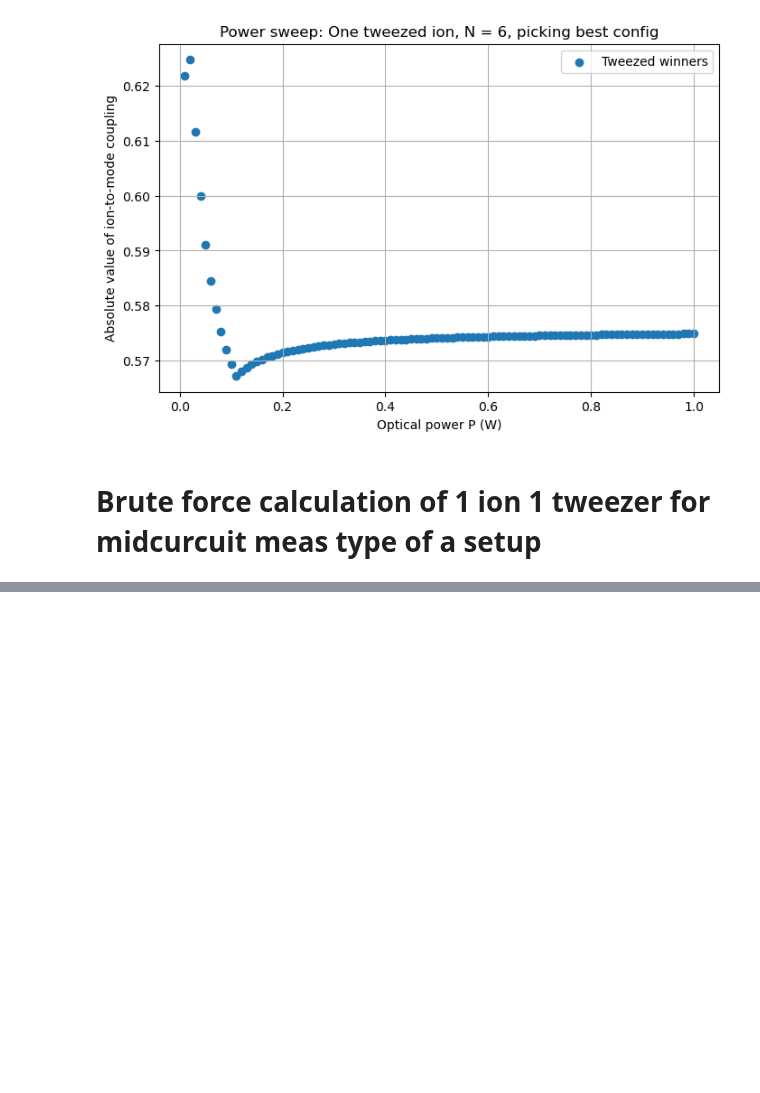
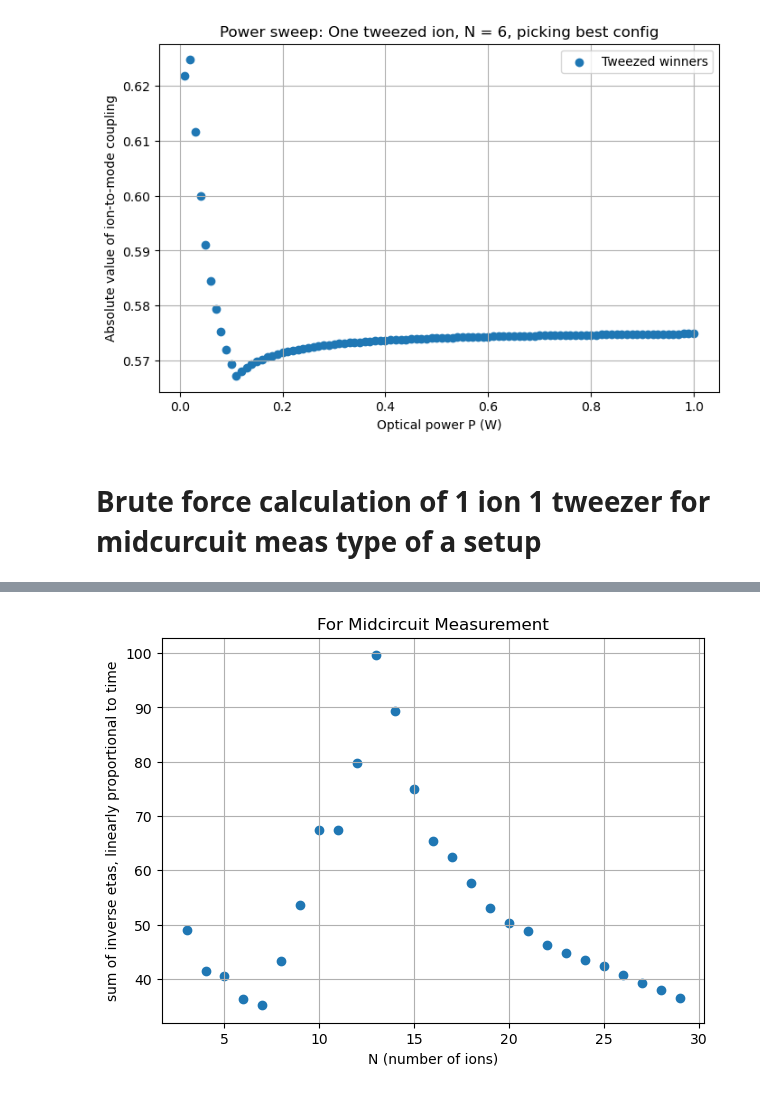
Before and after one commit to SQRLab/BladeRunner, a Jupyter notebook: Tweezers/SBC_Speedup.ipynb, the cells around one changed output, grey strips where cells are left out. Saved outputs shown, nothing was run; the diff lists cells and outputs as text; code cells hidden in the pictures; blank space fills up the shorter version.

Commit message:
midcircuit meas functions

```diff
--- a/Tweezers/SBC_Speedup.ipynb
+++ b/Tweezers/SBC_Speedup.ipynb
@@ -1188,0 +1091,27 @@ plt.scatter(df_winners['N'], df_winners['inverse_sum'])
+# %%
+# pick first .iloc per N and plot sum_inverse_middle vs N
+try:
+    df = combined
+except NameError:
+    try:
+        df = combined
+    except NameError:
+        raise NameError("combined_df or combined not found in the notebook namespace")
+
+if df is None or (isinstance(df, (pd.DataFrame)) and df.empty):
+    print("No data available in combined_df/combined to plot.")
+else:
+    # groupby N and take the first row for each N (preserves first .iloc order)
+    first_per_N = df.groupby("N", sort=True, as_index=False).first()
+    Ns = first_per_N["N"].to_numpy()
+    vals = first_per_N["sum_inverse_middle"].to_numpy()
+
+    plt.figure(figsize=(7,5))
+    plt.scatter(Ns, vals, marker="o", linestyle="-")
+    plt.xlabel("N (number of ions)")
+    plt.ylabel("sum of inverse etas, linearly proportional to time")
+    plt.title("For Midcircuit Measurement")
+    plt.grid(True)
+    plt.show()
+# %% [output]
+[figure, added]
```
Also changed, not shown: parts of 19 cells of this notebook, 1 other file.
